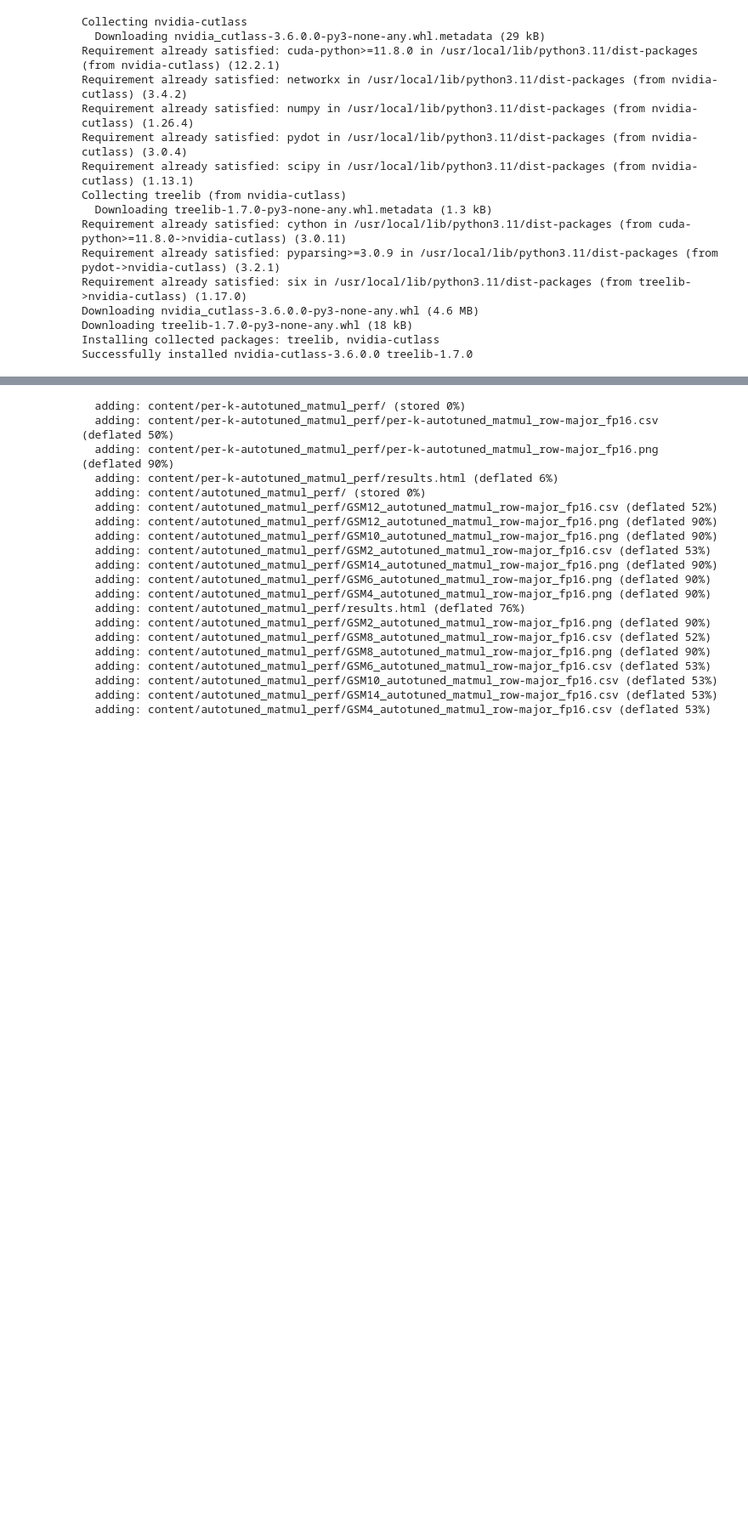
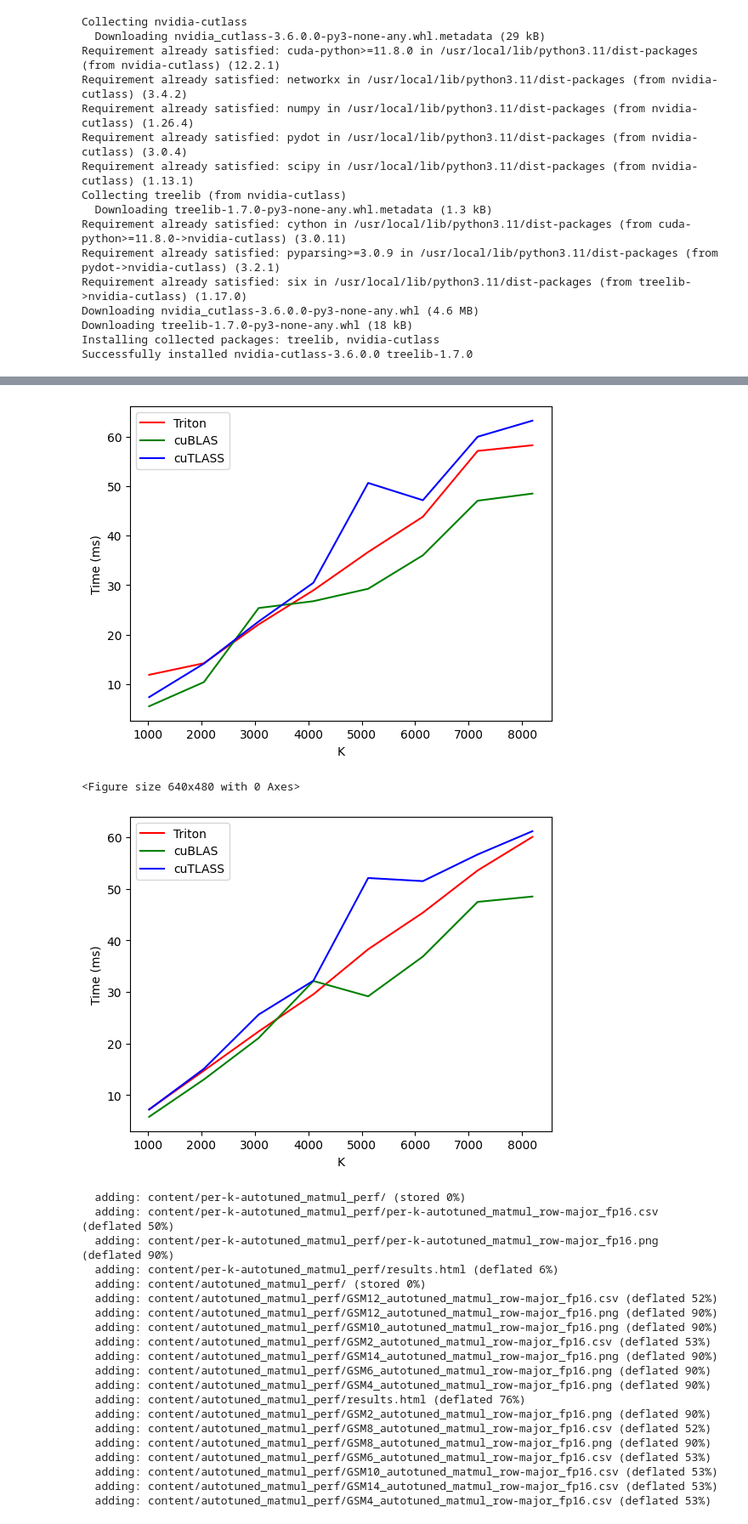
Before and after one commit to az19642/triton-matmul, a Jupyter notebook: experiment1/experiment.ipynb, the cells around one changed output, grey strips where cells are left out. Shown at 85% size. Saved outputs shown, nothing was run; the diff lists cells and outputs as text; code cells hidden in the pictures; blank space fills up the shorter version.

```diff
--- a/experiment1/experiment.ipynb
+++ b/experiment1/experiment.ipynb
@@ -156,7 +156,7 @@ def run_benchmarks(block_size_lst, gsm_lst, num_stages_lst, num_warps_lst) -> No
                             )
                         )
 
-    tunable_kernel = triton.autotune(configs=[configs], key=["K", "GROUP_SIZE_M"])(base_kernel)
+    tunable_kernel = triton.autotune(configs=configs, key=["K", "GROUP_SIZE_M"])(base_kernel)
 
     benches = [
         triton.testing.Benchmark(
@@ -183,14 +183,15 @@ def run_benchmarks(block_size_lst, gsm_lst, num_stages_lst, num_warps_lst) -> No
         b = torch.randn((K, N), device="cuda", dtype=torch.float16)
 
         plan = cutlass.op.Gemm(element=torch.float16, layout=cutlass.LayoutType.RowMajor)
-        c = torch.ones((M, N), device="cuda", dtype=torch.float16)
-        d = torch.ones((M, N), device="cuda", dtype=torch.float16)
+        c = torch.empty((M, N), device="cuda", dtype=torch.float16)
+        d = torch.empty((M, N), device="cuda", dtype=torch.float16)
 
         if provider == "triton":
             mean_ms = triton.testing.do_bench(lambda: matmul(a, b, tunable_kernel, gsm))
         elif provider == "cublas":
             mean_ms = triton.testing.do_bench(lambda: torch.matmul(a, b))
         elif provider == "cutlass":
+            print("triton")
             mean_ms = triton.testing.do_bench(lambda: plan.run(a, b, c, d))
 
         return mean_ms
@@ -198,18 +199,22 @@ def run_benchmarks(block_size_lst, gsm_lst, num_stages_lst, num_warps_lst) -> No
     benchmark.run(print_data=True, show_plots=True, save_path="./per-k-gsm-triton-autotuned_matmul_perf")
 # %%
 os.environ["TRITON_PRINT_AUTOTUNING"] = "1"
-os.environ["MLIR_ENABLE_DUMP"] = "1"
-os.environ["TRITON_ALWAYS_COMPILE"] = "1"
-os.environ["LLVM_IR_ENABLE_DUMP"] = "1"
+# os.environ["MLIR_ENABLE_DUMP"] = "1"
+# os.environ["TRITON_ALWAYS_COMPILE"] = "1"
+# os.environ["LLVM_IR_ENABLE_DUMP"] = "1"
 
 # Lists of values for each parameter to grid tune over
-block_size_lst = [64]
+block_size_lst = [128]
 num_stages_lst = [2]
-num_warps_lst = [8]
-gsm_list = [1, 4, 8]
+num_warps_lst = [16]
+gsm_list = [4, 8]
 
 with open("autotuning_output", "w") as sys.stdout:
     run_benchmarks(block_size_lst, gsm_list, num_stages_lst, num_warps_lst)
+# %% [output]
+[figure, added]
+<Figure size 640x480 with 0 Axes>
+[figure, added]
 # %%
 !zip -r /content/per-k-gsm-triton-autotuned_matmul_perf.zip /content/per-k-gsm-triton-autotuned_matmul_perf/
 # %% [output]
```
Also changed, not shown: parts of 2 cells of this notebook, 1 other file.
